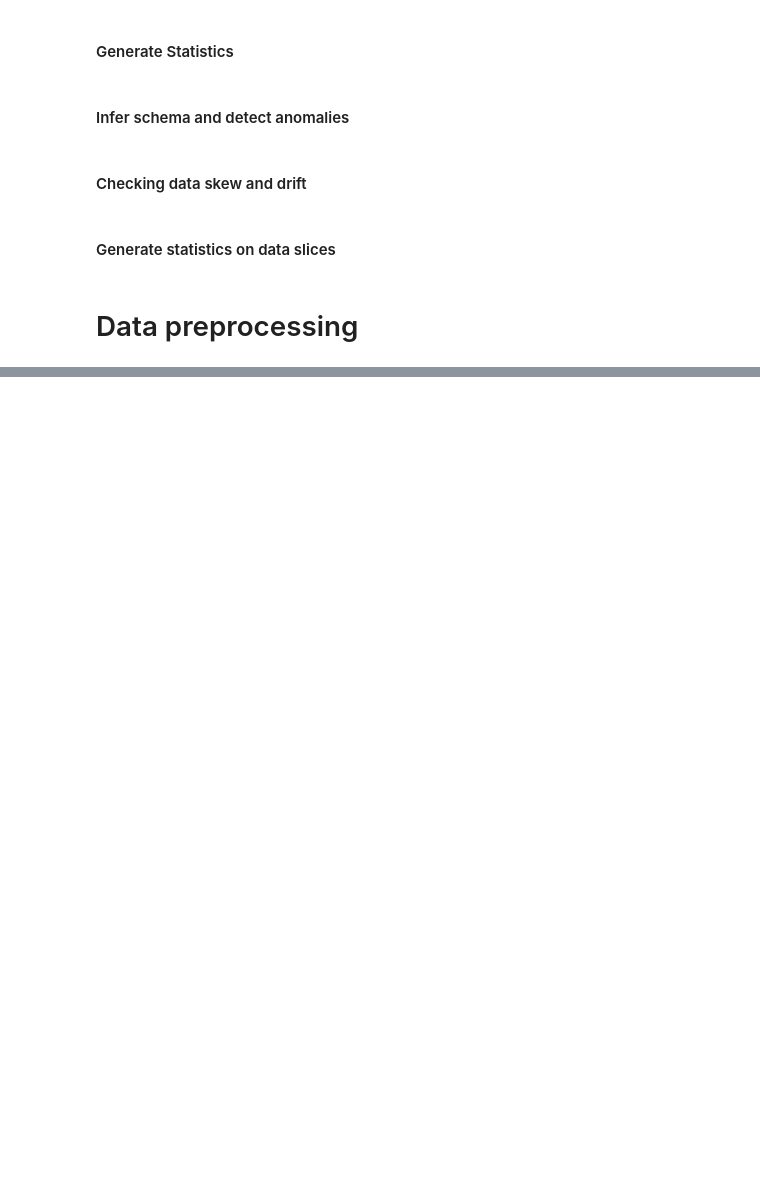
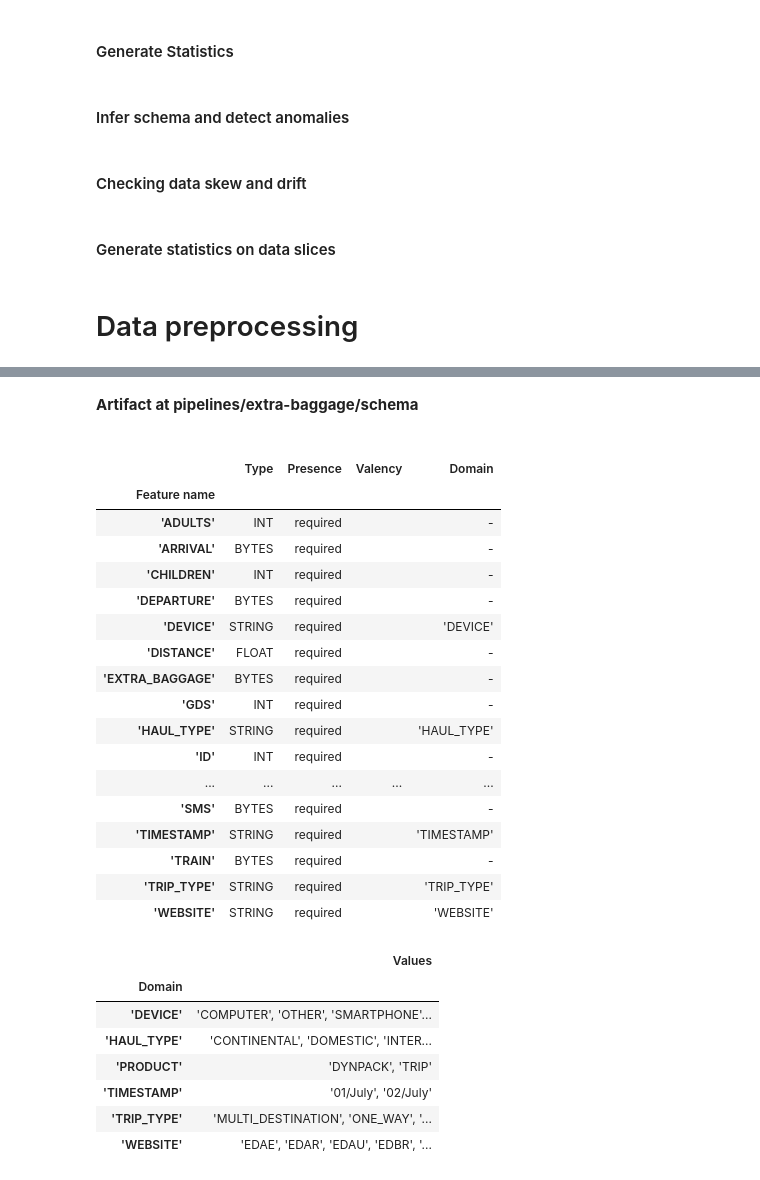
Before and after one commit to opartida/machine-learning-projects, a Jupyter notebook: edreams-test/baggagePrediction.ipynb, the cells around one changed output, grey strips where cells are left out. Saved outputs shown, nothing was run; the diff lists cells and outputs as text; code cells hidden in the pictures; blank space fills up the shorter version.

```diff
--- a/edreams-test/baggagePrediction.ipynb
+++ b/edreams-test/baggagePrediction.ipynb
@@ -424,0 +567,40 @@ Overwriting extra_baggage_trainer.py
+# %%
+!mkdir -p {SCHEMA_DIRECTORY}
+tfdv.write_schema_text(schema, SCHEMA_FILENAME)
+
+# Let's load the updated schema and display it
+schema_importer = tfx.dsl.Importer(
+    source_uri=str(SCHEMA_DIRECTORY),
+    artifact_type=tfx.types.standard_artifacts.Schema
+).with_id("schema_importer")
+
+context.run(schema_importer)
+context.show(schema_importer.outputs["result"])
+# %% [output]
+Artifact at pipelines/extra-baggage/schema
+|  | Type | Presence | Valency | Domain |
+| Feature name |  |  |  |  |
+| 'ADULTS' | INT | required |  | - |
+| 'ARRIVAL' | BYTES | required |  | - |
+| 'CHILDREN' | INT | required |  | - |
+| 'DEPARTURE' | BYTES | required |  | - |
+| 'DEVICE' | STRING | required |  | 'DEVICE' |
+| 'DISTANCE' | FLOAT | required |  | - |
+| 'EXTRA_BAGGAGE' | BYTES | required |  | - |
+| 'GDS' | INT | required |  | - |
+| 'HAUL_TYPE' | STRING | required |  | 'HAUL_TYPE' |
+| 'ID' | INT | required |  | - |
+| ... | ... | ... | ... | ... |
+| 'SMS' | BYTES | required |  | - |
+| 'TIMESTAMP' | STRING | required |  | 'TIMESTAMP' |
+| 'TRAIN' | BYTES | required |  | - |
+| 'TRIP_TYPE' | STRING | required |  | 'TRIP_TYPE' |
+| 'WEBSITE' | STRING | required |  | 'WEBSITE' |
+|  | Values |
+| Domain |  |
+| 'DEVICE' | 'COMPUTER', 'OTHER', 'SMARTPHONE'... |
+| 'HAUL_TYPE' | 'CONTINENTAL', 'DOMESTIC', 'INTER... |
+| 'PRODUCT' | 'DYNPACK', 'TRIP' |
+| 'TIMESTAMP' | '01/July', '02/July' |
+| 'TRIP_TYPE' | 'MULTI_DESTINATION', 'ONE_WAY', '... |
+| 'WEBSITE' | 'EDAE', 'EDAR', 'EDAU', 'EDBR', '... |
```
Also changed, not shown: parts of 26 cells of this notebook, 6 other files.
